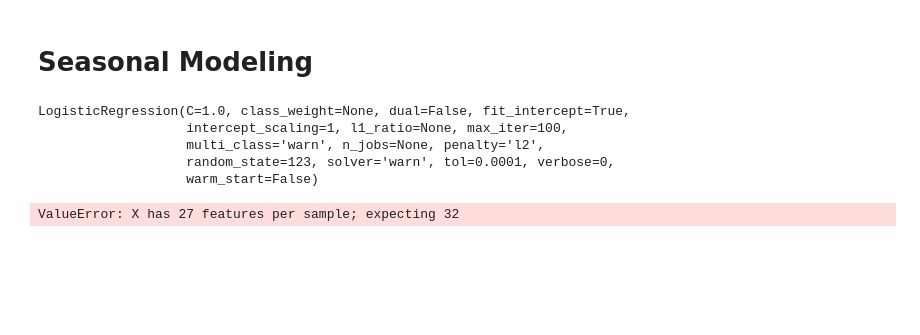
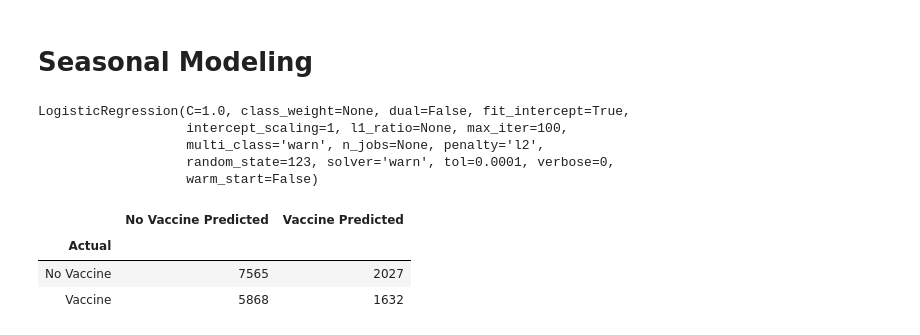
Before and after one commit to JadaShipp/predicting_flu, a Jupyter notebook: modeling.ipynb, the cells around one changed output. Cells and saved outputs as stored; diff of their text form; code cells hidden in the pictures; blank space fills up the shorter version.

```diff
--- a/modeling.ipynb
+++ b/modeling.ipynb
@@ -318,8 +318,8 @@ weighted avg       0.82      0.83      0.81     17092
 X_train_seas, y_train_seas, X_val_seas, y_val_seas, X_test_seas, y_test_seas = modeling.create_seas_validate_set(seasonal_train, seasonal_test)
 # %%
 # create and fit a logistic regression model
-logit = LogisticRegression(random_state = 123)
-logit.fit(X_train_seas, y_train_seas)
+logit_seas = LogisticRegression(random_state = 123)
+logit_seas.fit(X_train_seas, y_train_seas)
 # %% [output]
 LogisticRegression(C=1.0, class_weight=None, dual=False, fit_intercept=True,
                    intercept_scaling=1, l1_ratio=None, max_iter=100,
@@ -328,17 +328,20 @@ LogisticRegression(C=1.0, class_weight=None, dual=False, fit_intercept=True,
                    warm_start=False)
 # %%
 # creating the confusion matrix
-y_pred = logit.predict(X_train_h1n1)
-pd.DataFrame(confusion_matrix(y_train_h1n1, y_pred))
+y_pred_ls = logit_seas.predict(X_train_seas)
+pd.DataFrame(confusion_matrix(y_train_seas, y_pred))
 
 #code to label matrix
 labels = ['No Vaccine', 'Vaccine']
 predicted_labels = [name + " Predicted" for name in labels ]
 
-confusion = pd.DataFrame(confusion_matrix(y_pred, y_train_h1n1), index=labels, columns=[predicted_labels])
+confusion = pd.DataFrame(confusion_matrix(y_pred_ls, y_train_h1n1), index=labels, columns=[predicted_labels])
 confusion.index.name = "Actual"
 confusion
 # %% [output]
-ValueError: X has 27 features per sample; expecting 32
+|  | No Vaccine Predicted | Vaccine Predicted |
+| Actual |  |  |
+| No Vaccine | 7565 | 2027 |
+| Vaccine | 5868 | 1632 |
 # %%
 # Make predictions and prediction probabilities
```
Also changed, not shown: parts of 18 cells of this notebook.
